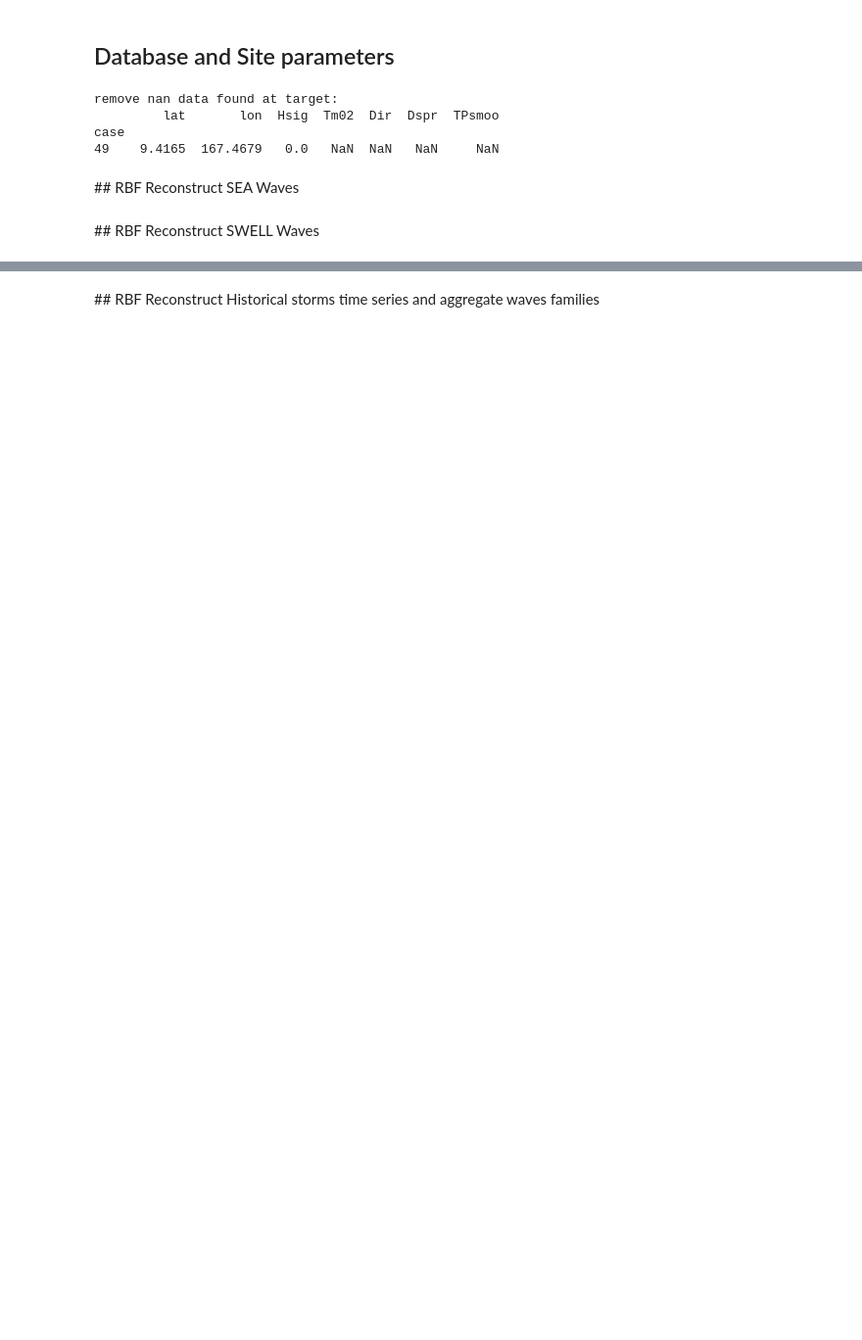
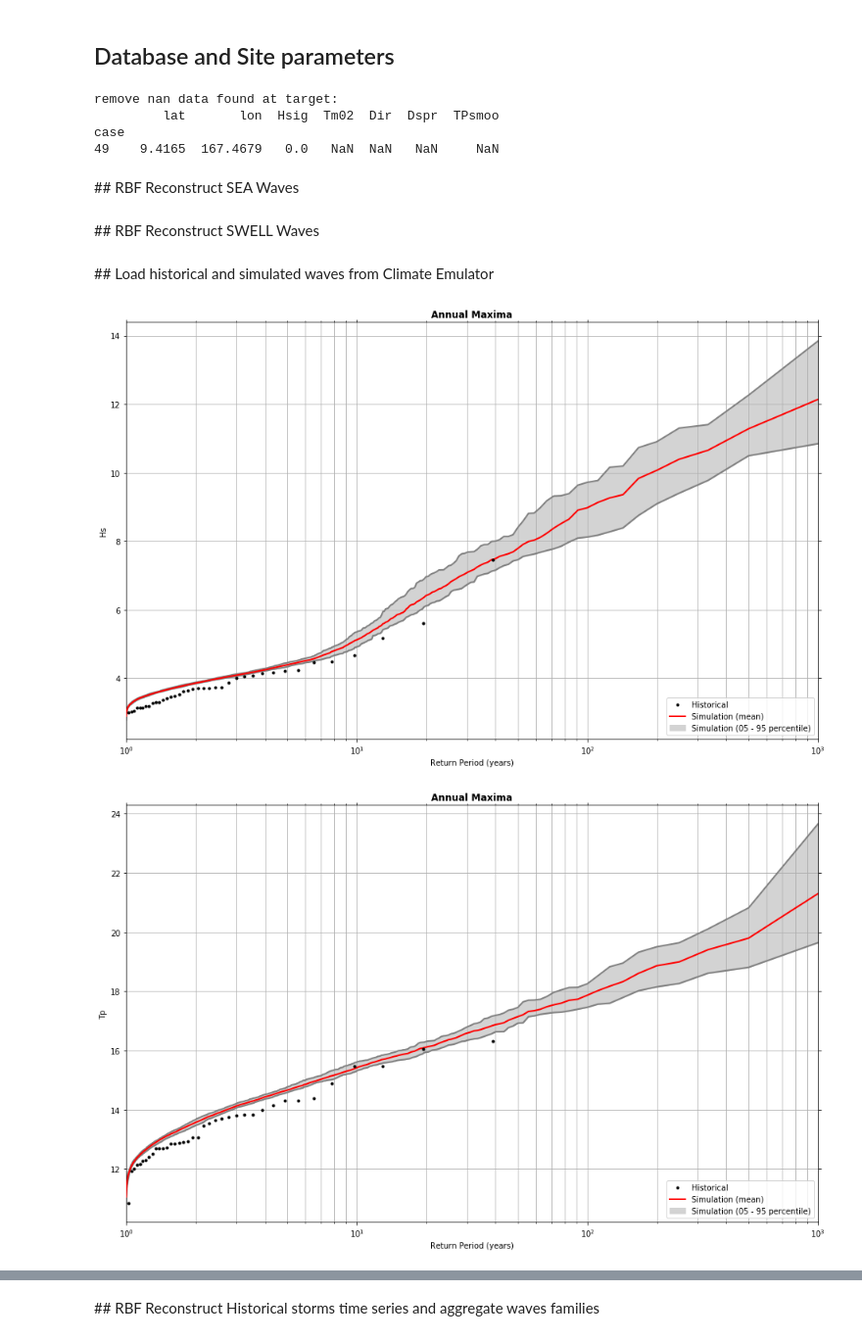
Before and after one commit to teslakit/teslakit, a Jupyter notebook: notebooks/ROI/02_Nearshore/03_RBF_Reconstruction.ipynb, the cells around one changed output, grey strips where cells are left out. Shown at 98% size. Cells and saved outputs as stored; diff of their text form; code cells hidden in the pictures; blank space fills up the shorter version.

```diff
--- a/notebooks/ROI/02_Nearshore/03_RBF_Reconstruction.ipynb
+++ b/notebooks/ROI/02_Nearshore/03_RBF_Reconstruction.ipynb
@@ -200,3 +207,38 @@ def RBF_Reconstruction_families(data):
 # store data
 #db.Save_NEARSHORE_RECONSTRUCTION_SIM_swell(df_swl_recon_sim)
 #db.Save_NEARSHORE_RECONSTRUCTION_HIST_swell(df_swl_recon_hist)
+# %% [markdown]
+
+## Load historical and simulated waves from Climate Emulator
+# %%
+
+# Load climate emulator historical waves (storms)
+WVS_hist = db.Load_HIST_Complete_storms()
+WVS_hist['AWL'] = AWL(WVS_hist.Hs, WVS_hist.Tp)
+
+
+# Load cliamte emulator simulation waves (storms)
+n_sims_DWTs = 10
+l_WVS_sim = db.Load_SIM_Complete_storms(n_sims_DWTs)
+
+# aggregate simulated waves and calculate AWL
+for WVS_sim in l_WVS_sim:
+    WVS_a = Aggregate_WavesFamilies(WVS_sim)
+    for vn in ['Hs', 'Tp', 'Dir']:
+        WVS_sim[vn] = WVS_a[vn]
+    WVS_sim['AWL'] = AWL(WVS_sim.Hs, WVS_sim.Tp)
+# %%
+# compare historical and simulations annual maxima (for storms)
+
+vns = ['Hs', 'Tp', 'AWL']
+for vn in vns:
+
+    # calculate Annual Maxima values for historical and simulated data
+    hist_A = WVS_hist[vn].groupby('time.year').max(dim='time')
+    sim_A = xr.concat([x[vn].groupby('time.year').max(dim='time') for x in l_WVS_sim], 'n_sim')
+
+    # Return Period historical vs. simulations
+    Plot_ReturnPeriodValidation(hist_A, sim_A);
+# %% [output]
+[figure, added]
+[figure, added]
```
Also changed, not shown: parts of 8 cells of this notebook, 1 other file.
